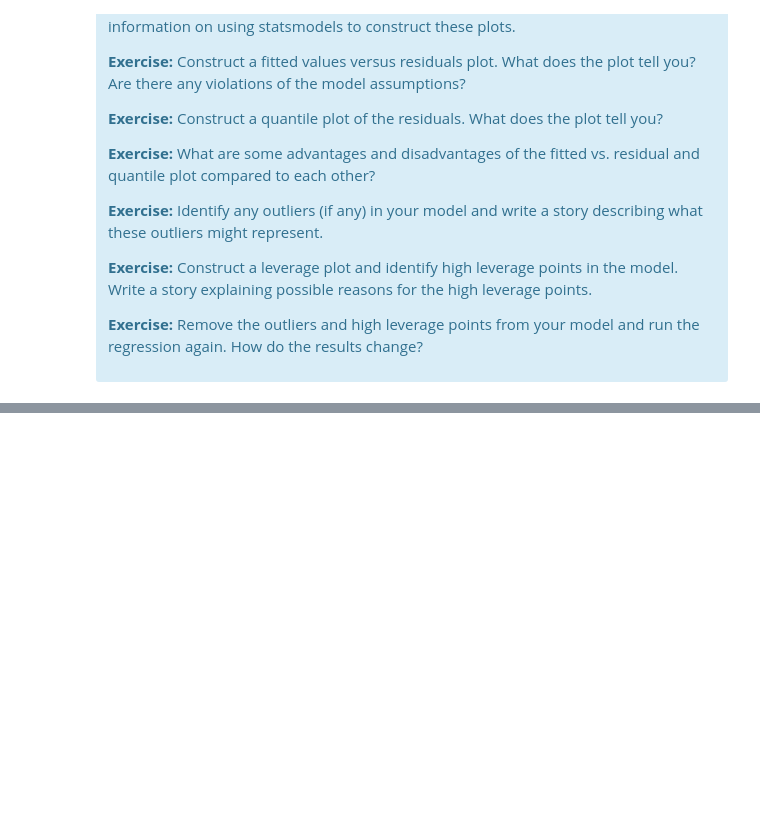
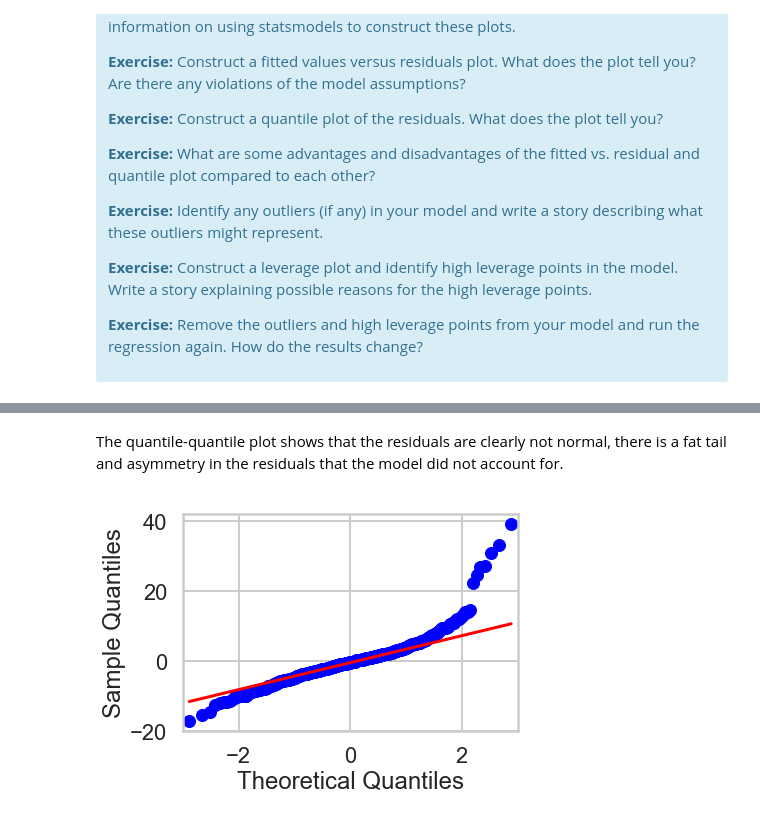
Before and after one commit to andrewdkrog/Projects, a Jupyter notebook: Boston_Housing/linear_regression/Mini_Project_Linear_Regression.ipynb, the cells around one changed output, grey strips where cells are left out. Drawn from its saved outputs; the diff is of its cells as text; code cells hidden in the pictures; blank space fills up the shorter version.

```diff
--- a/Boston_Housing/linear_regression/Mini_Project_Linear_Regression.ipynb
+++ b/Boston_Housing/linear_regression/Mini_Project_Linear_Regression.ipynb
@@ -876,0 +888,7 @@ There are some other issues that are important investigate with linear regressio
+# %% [markdown]
+The quantile-quantile plot shows that the residuals are clearly not normal, there is a fat tail and asymmetry in the residuals that the model did not account for.
+# %%
+sm.qqplot(lm.resid, line='q')
+plt.show()
+# %% [output]
+[figure, added]
```
Also changed, not shown: parts of 11 cells of this notebook.
